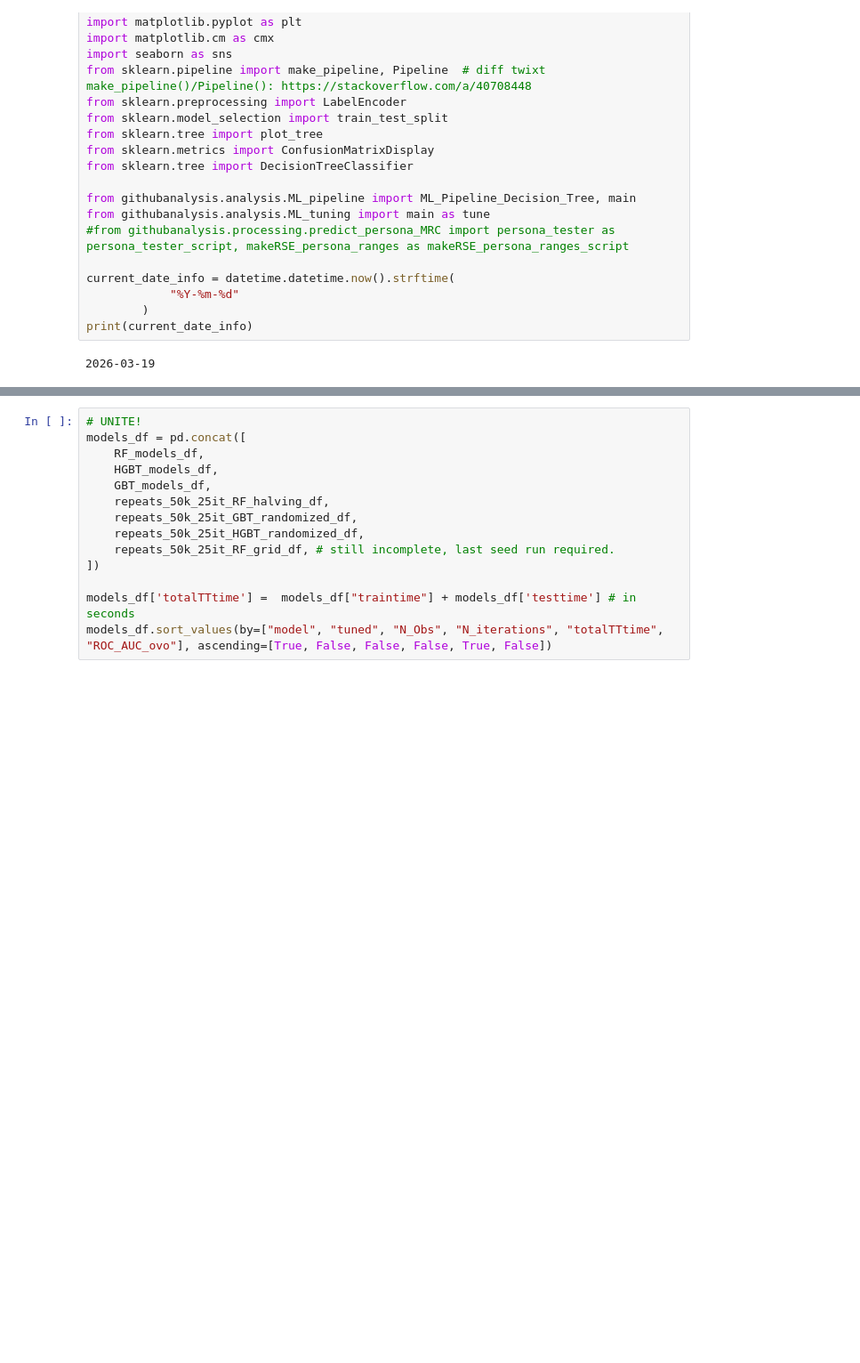
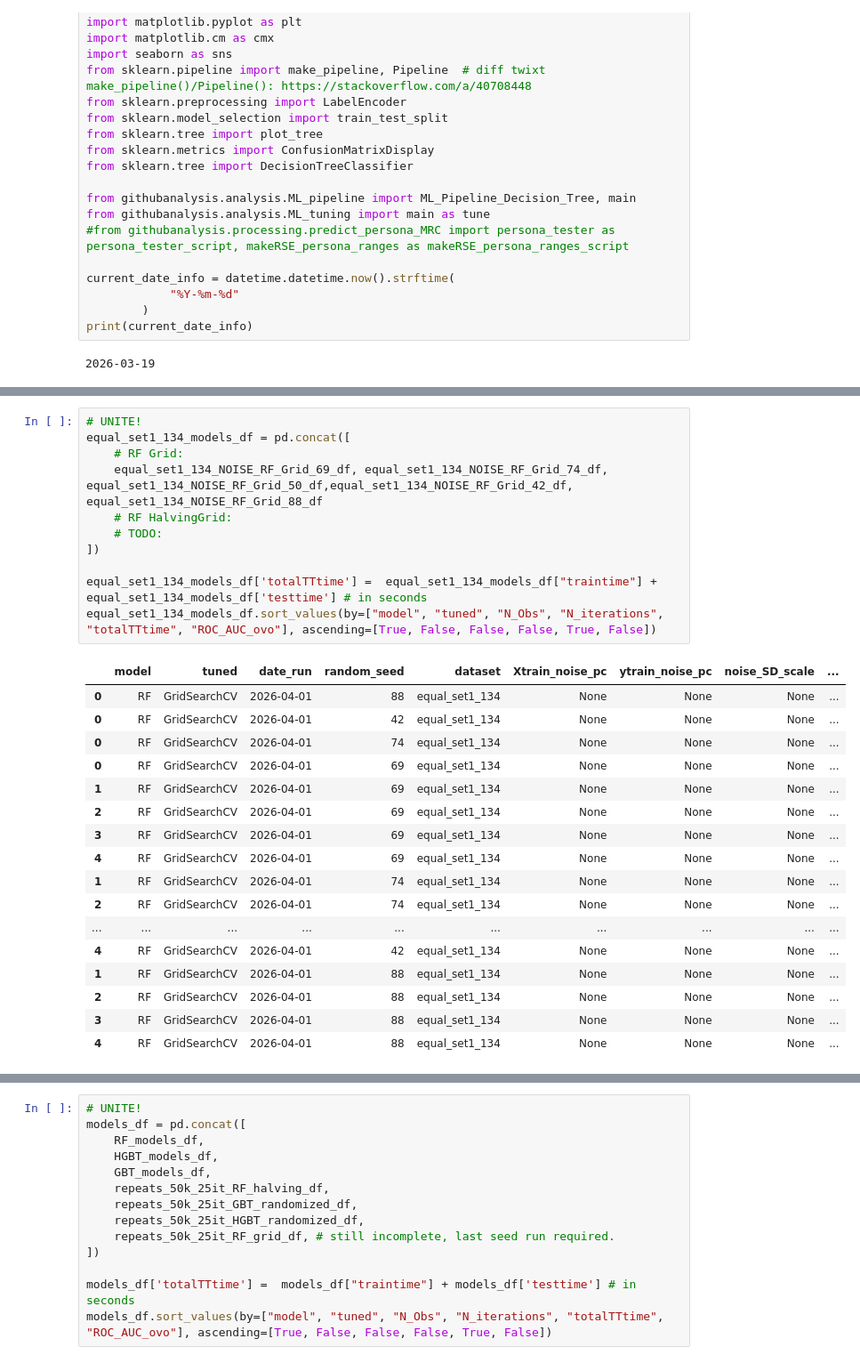
Before and after one commit to FlicAnderson/RSE-personas, a Jupyter notebook: githubanalysis/notebooks/SERS26-ML.ipynb, the cells around one changed output, grey strips where cells are left out. Shown at 89% size. Saved outputs shown, nothing was run; the diff lists cells and outputs as text; blank space fills up the shorter version.

Commit message:
maintenance: update with some of equal_set1_134 results

```diff
--- a/githubanalysis/notebooks/SERS26-ML.ipynb
+++ b/githubanalysis/notebooks/SERS26-ML.ipynb
@@ -26,0 +730,29 @@ print(current_date_info)
+# %%
+# UNITE!
+equal_set1_134_models_df = pd.concat([
+    # RF Grid:
+    equal_set1_134_NOISE_RF_Grid_69_df, equal_set1_134_NOISE_RF_Grid_74_df, equal_set1_134_NOISE_RF_Grid_50_df,equal_set1_134_NOISE_RF_Grid_42_df, equal_set1_134_NOISE_RF_Grid_88_df
+    # RF HalvingGrid:
+    # TODO:
+])
+
+equal_set1_134_models_df['totalTTtime'] =  equal_set1_134_models_df["traintime"] + equal_set1_134_models_df['testtime'] # in seconds
+equal_set1_134_models_df.sort_values(by=["model", "tuned", "N_Obs", "N_iterations", "totalTTtime", "ROC_AUC_ovo"], ascending=[True, False, False, False, True, False])
+# %% [output]
+|  | model | tuned | date_run | random_seed | dataset | Xtrain_noise_pc | ytrain_noise_pc | noise_SD_scale | ... |
+| 0 | RF | GridSearchCV | 2026-04-01 | 88 | equal_set1_134 | None | None | None | ... |
+| 0 | RF | GridSearchCV | 2026-04-01 | 42 | equal_set1_134 | None | None | None | ... |
+| 0 | RF | GridSearchCV | 2026-04-01 | 74 | equal_set1_134 | None | None | None | ... |
+| 0 | RF | GridSearchCV | 2026-04-01 | 69 | equal_set1_134 | None | None | None | ... |
+| 1 | RF | GridSearchCV | 2026-04-01 | 69 | equal_set1_134 | None | None | None | ... |
+| 2 | RF | GridSearchCV | 2026-04-01 | 69 | equal_set1_134 | None | None | None | ... |
+| 3 | RF | GridSearchCV | 2026-04-01 | 69 | equal_set1_134 | None | None | None | ... |
+| 4 | RF | GridSearchCV | 2026-04-01 | 69 | equal_set1_134 | None | None | None | ... |
+| 1 | RF | GridSearchCV | 2026-04-01 | 74 | equal_set1_134 | None | None | None | ... |
+| 2 | RF | GridSearchCV | 2026-04-01 | 74 | equal_set1_134 | None | None | None | ... |
+| ... | ... | ... | ... | ... | ... | ... | ... | ... | ... |
+| 4 | RF | GridSearchCV | 2026-04-01 | 42 | equal_set1_134 | None | None | None | ... |
+| 1 | RF | GridSearchCV | 2026-04-01 | 88 | equal_set1_134 | None | None | None | ... |
+| 2 | RF | GridSearchCV | 2026-04-01 | 88 | equal_set1_134 | None | None | None | ... |
+| 3 | RF | GridSearchCV | 2026-04-01 | 88 | equal_set1_134 | None | None | None | ... |
+| 4 | RF | GridSearchCV | 2026-04-01 | 88 | equal_set1_134 | None | None | None | ... |
```
Also changed, not shown: parts of 20 cells of this notebook.
